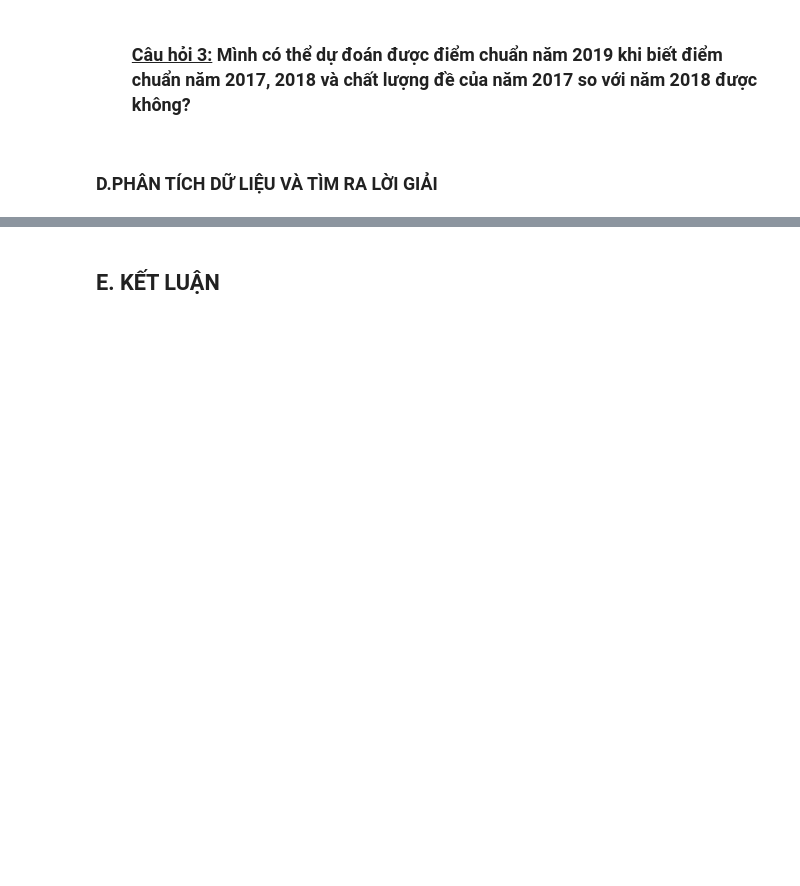
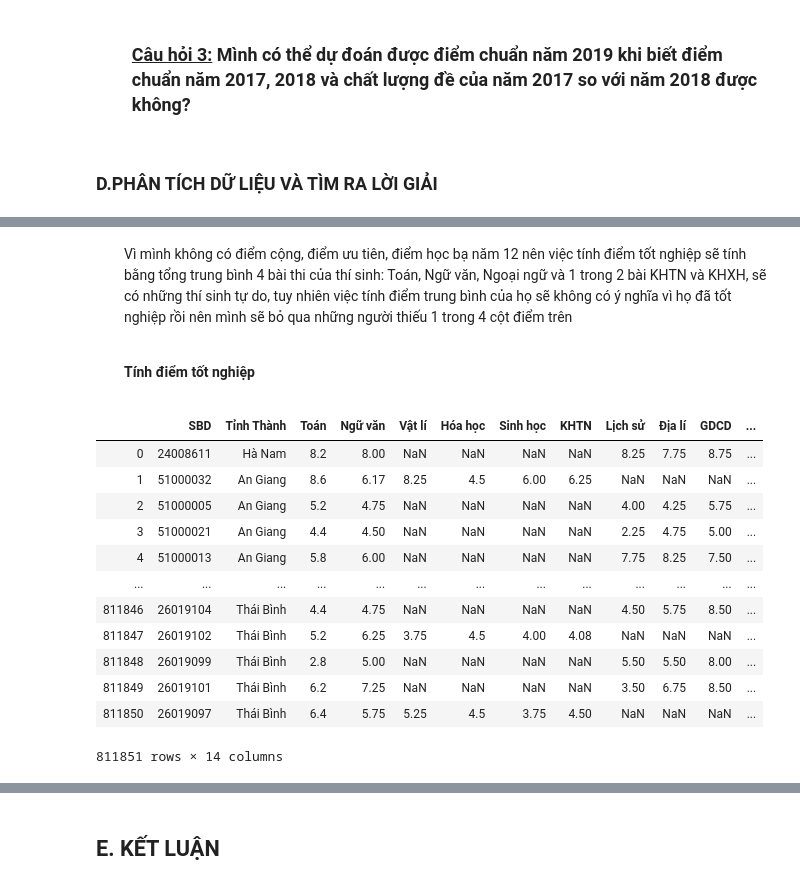
Before and after one commit to ngocbinh53/KHDL, a Jupyter notebook: 1712293-NguyenNgocBinh.ipynb, the cells around one changed output, grey strips where cells are left out. Saved outputs shown, nothing was run; the diff lists cells and outputs as text; code cells hidden in the pictures; blank space fills up the shorter version.

```diff
--- a/1712293-NguyenNgocBinh.ipynb
+++ b/1712293-NguyenNgocBinh.ipynb
@@ -195,0 +222,23 @@ diem2019_df
+# %% [markdown]
+<ul> Vì mình không có điểm cộng, điểm ưu tiên, điểm học bạ năm 12 nên việc tính điểm tốt nghiệp sẽ tính bằng tổng trung bình  4 bài thi của thí sinh: Toán, Ngữ văn, Ngoại ngữ và 1 trong 2 bài KHTN và KHXH, sẽ có những thí sinh tự do, tuy nhiên việc tính điểm trung bình của họ sẽ không có ý nghĩa vì họ đã tốt nghiệp rồi nên mình sẽ bỏ qua những người thiếu 1 trong 4 cột điểm trên</ul>
+# %% [markdown]
+<ull><ul><b>Tính điểm tốt nghiệp</b></ul></ul>
+# %%
+temp1=(diem2019_df['Toán']+diem2019_df['Ngữ văn'] + diem2019_df['Ngoại ngữ'] + diem2019_df['KHTN'])/4
+temp2=(diem2019_df['Toán']+diem2019_df['Ngữ văn'] + diem2019_df['Ngoại ngữ'] + diem2019_df['KHXH'])/4
+diem2019_df['Điểm tốt nghiệp']=pd.DataFrame({'KHTN':temp1,'KHXH':temp2}).max(axis=1)
+diem2019_df
+# %% [output]
+|  | SBD | Tỉnh Thành | Toán | Ngữ văn | Vật lí | Hóa học | Sinh học | KHTN | Lịch sử | Địa lí | GDCD | ... |
+| 0 | 24008611 | Hà Nam | 8.2 | 8.00 | NaN | NaN | NaN | NaN | 8.25 | 7.75 | 8.75 | ... |
+| 1 | 51000032 | An Giang | 8.6 | 6.17 | 8.25 | 4.5 | 6.00 | 6.25 | NaN | NaN | NaN | ... |
+| 2 | 51000005 | An Giang | 5.2 | 4.75 | NaN | NaN | NaN | NaN | 4.00 | 4.25 | 5.75 | ... |
+| 3 | 51000021 | An Giang | 4.4 | 4.50 | NaN | NaN | NaN | NaN | 2.25 | 4.75 | 5.00 | ... |
+| 4 | 51000013 | An Giang | 5.8 | 6.00 | NaN | NaN | NaN | NaN | 7.75 | 8.25 | 7.50 | ... |
+| ... | ... | ... | ... | ... | ... | ... | ... | ... | ... | ... | ... | ... |
+| 811846 | 26019104 | Thái Bình | 4.4 | 4.75 | NaN | NaN | NaN | NaN | 4.50 | 5.75 | 8.50 | ... |
+| 811847 | 26019102 | Thái Bình | 5.2 | 6.25 | 3.75 | 4.5 | 4.00 | 4.08 | NaN | NaN | NaN | ... |
+| 811848 | 26019099 | Thái Bình | 2.8 | 5.00 | NaN | NaN | NaN | NaN | 5.50 | 5.50 | 8.00 | ... |
+| 811849 | 26019101 | Thái Bình | 6.2 | 7.25 | NaN | NaN | NaN | NaN | 3.50 | 6.75 | 8.50 | ... |
+| 811850 | 26019097 | Thái Bình | 6.4 | 5.75 | 5.25 | 4.5 | 3.75 | 4.50 | NaN | NaN | NaN | ... |
+811851 rows × 14 columns
```
Also changed, not shown: parts of 38 cells of this notebook.
